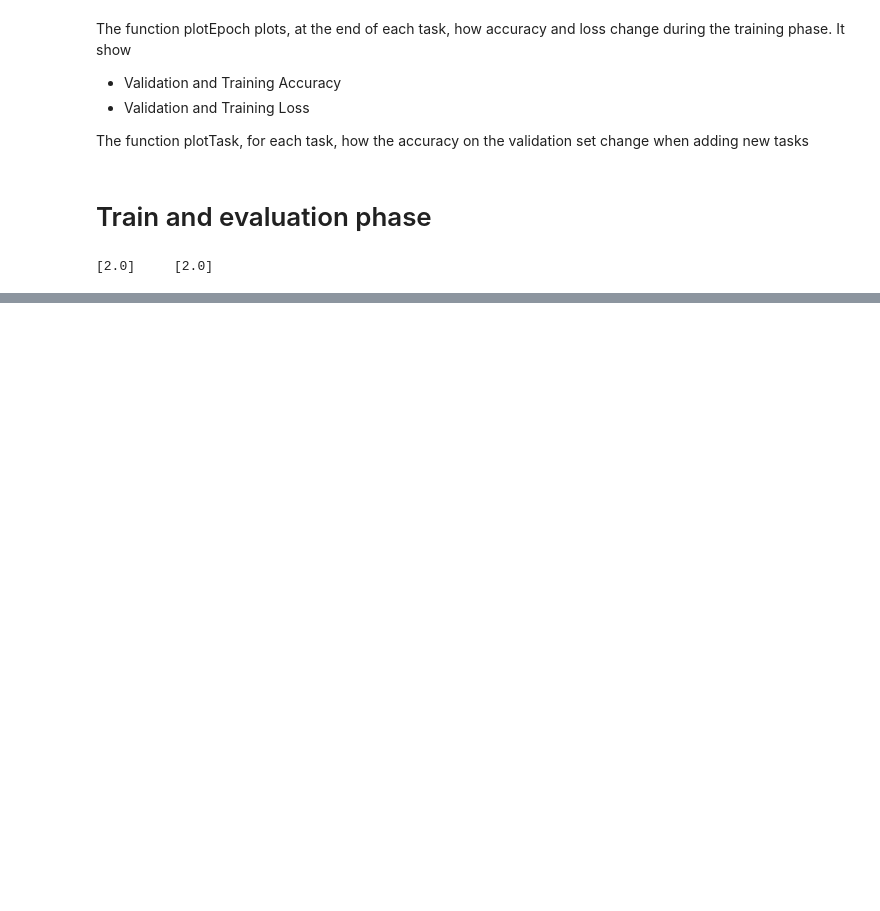
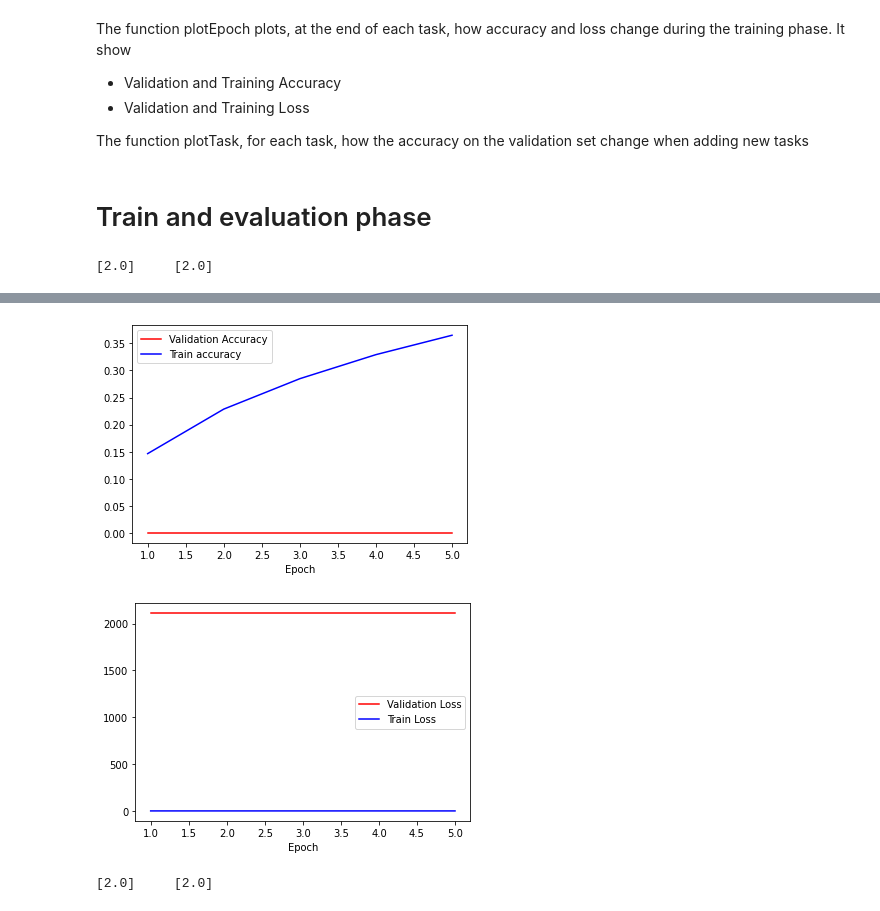
Before and after one commit to luciainnocenti/Incremental-learning, a Jupyter notebook: TestAndTrain.ipynb, the cells around one changed output, grey strips where cells are left out. Drawn from its saved outputs; the diff is of its cells as text; code cells hidden in the pictures; blank space fills up the shorter version.

```diff
--- a/TestAndTrain.ipynb
+++ b/TestAndTrain.ipynb
@@ -214,7 +112,7 @@ for task in range(0, 100, TASK_SIZE):
   if(task == 0):
     torch.save(resNet, 'resNet_task{0}.pt'.format(task))
 
-  trainfunction(task, train_loader, test_loader, pars_tasks)
+  utils.trainfunction(task, train_loader, test_loader, pars_tasks)
 
 plotTask(pars_tasks)
 # %% [output]
@@ -222,0 +134,3 @@ RuntimeError: ignored
+[figure, added]
+[figure, added]
+[2.0]     [2.0]
```
Also changed, not shown: parts of 8 cells of this notebook.
